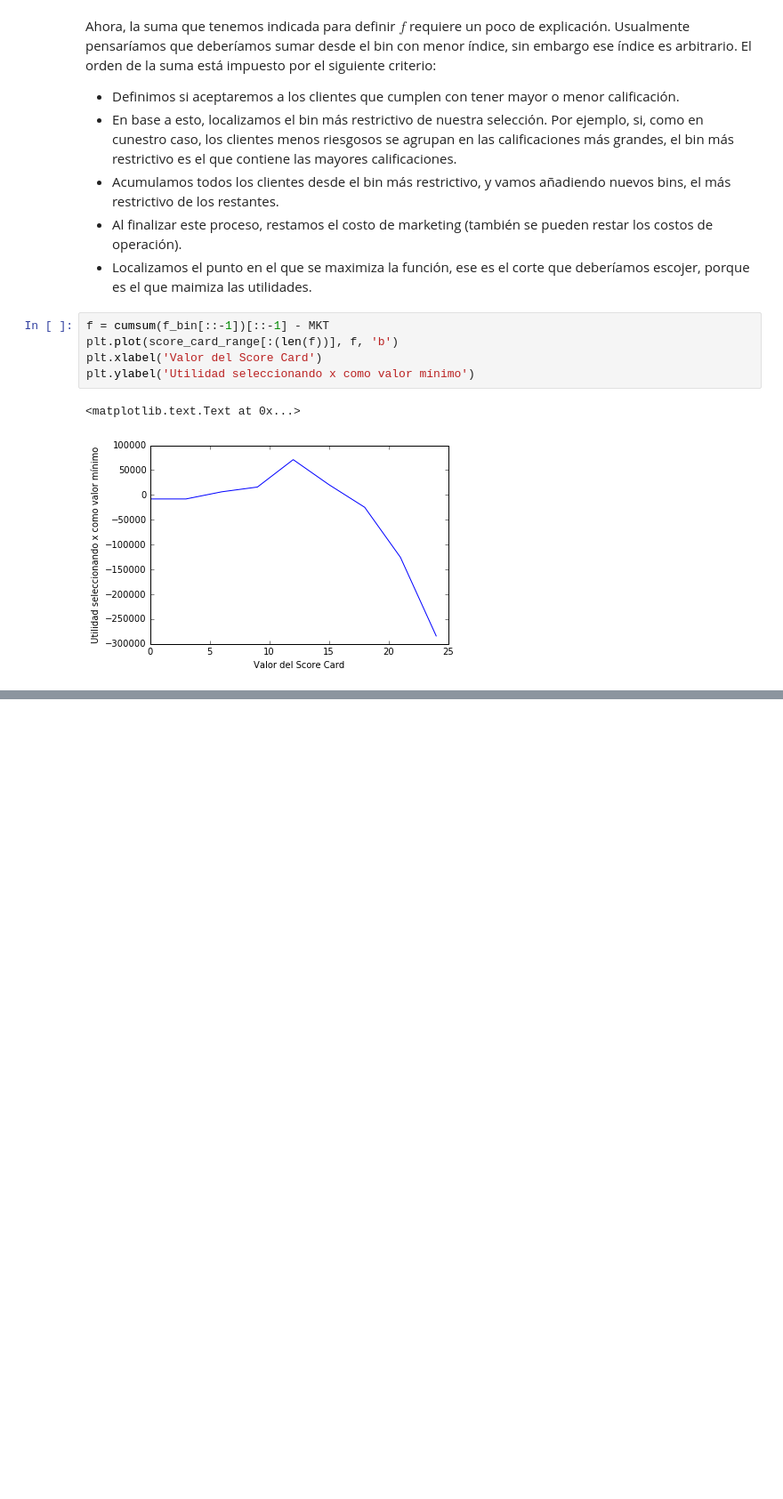
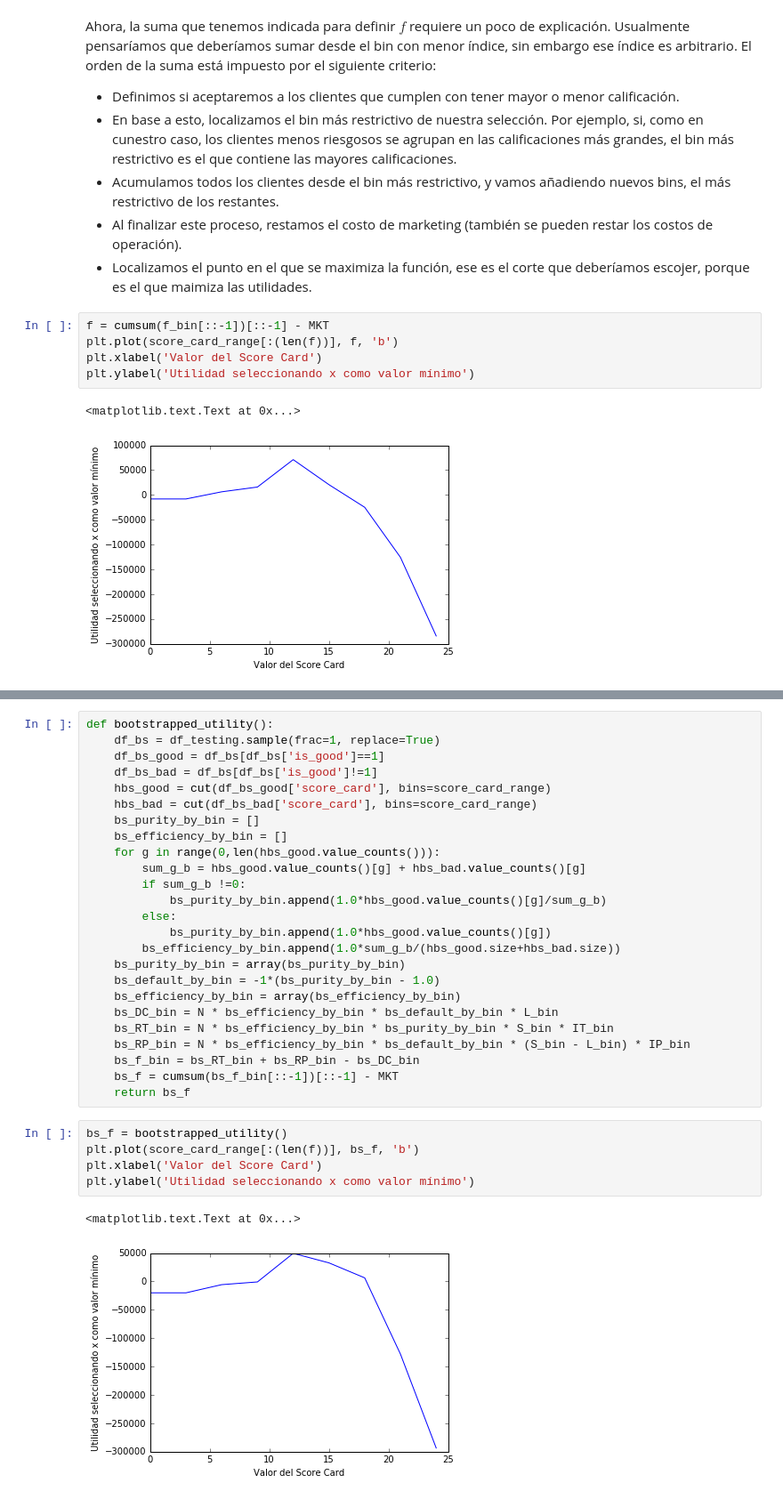
Before and after one commit to hackerschoolmty/Programa-Data-Science, a Jupyter notebook: 5.- Aprendizaje automático/5.- Sesión 1 Aprendizaje automático.ipynb, the cells around one changed output, grey strips where cells are left out. Shown at 89% size. Cells and saved outputs as stored; diff of their text form; blank space fills up the shorter version.

```diff
--- a/5.- Aprendizaje automático/5.- Sesión 1 Aprendizaje automático.ipynb
+++ b/5.- Aprendizaje automático/5.- Sesión 1 Aprendizaje automático.ipynb
@@ -328,0 +336,33 @@ plt.ylabel('Utilidad seleccionando x como valor mínimo')
+# %%
+def bootstrapped_utility():
+    df_bs = df_testing.sample(frac=1, replace=True)
+    df_bs_good = df_bs[df_bs['is_good']==1]
+    df_bs_bad = df_bs[df_bs['is_good']!=1]
+    hbs_good = cut(df_bs_good['score_card'], bins=score_card_range)
+    hbs_bad = cut(df_bs_bad['score_card'], bins=score_card_range)
+    bs_purity_by_bin = []
+    bs_efficiency_by_bin = []
+    for g in range(0,len(hbs_good.value_counts())):
+        sum_g_b = hbs_good.value_counts()[g] + hbs_bad.value_counts()[g]
+        if sum_g_b !=0:
+            bs_purity_by_bin.append(1.0*hbs_good.value_counts()[g]/sum_g_b)
+        else:
+            bs_purity_by_bin.append(1.0*hbs_good.value_counts()[g])
+        bs_efficiency_by_bin.append(1.0*sum_g_b/(hbs_good.size+hbs_bad.size))
+    bs_purity_by_bin = array(bs_purity_by_bin)
+    bs_default_by_bin = -1*(bs_purity_by_bin - 1.0)
+    bs_efficiency_by_bin = array(bs_efficiency_by_bin)
+    bs_DC_bin = N * bs_efficiency_by_bin * bs_default_by_bin * L_bin
+    bs_RT_bin = N * bs_efficiency_by_bin * bs_purity_by_bin * S_bin * IT_bin
+    bs_RP_bin = N * bs_efficiency_by_bin * bs_default_by_bin * (S_bin - L_bin) * IP_bin
+    bs_f_bin = bs_RT_bin + bs_RP_bin - bs_DC_bin
+    bs_f = cumsum(bs_f_bin[::-1])[::-1] - MKT
+    return bs_f
+# %%
+bs_f = bootstrapped_utility()
+plt.plot(score_card_range[:(len(f))], bs_f, 'b')
+plt.xlabel('Valor del Score Card')
+plt.ylabel('Utilidad seleccionando x como valor mínimo')
+# %% [output]
+<matplotlib.text.Text at 0x...>
+[figure, added]
```
Also changed, not shown: parts of 4 cells of this notebook.
